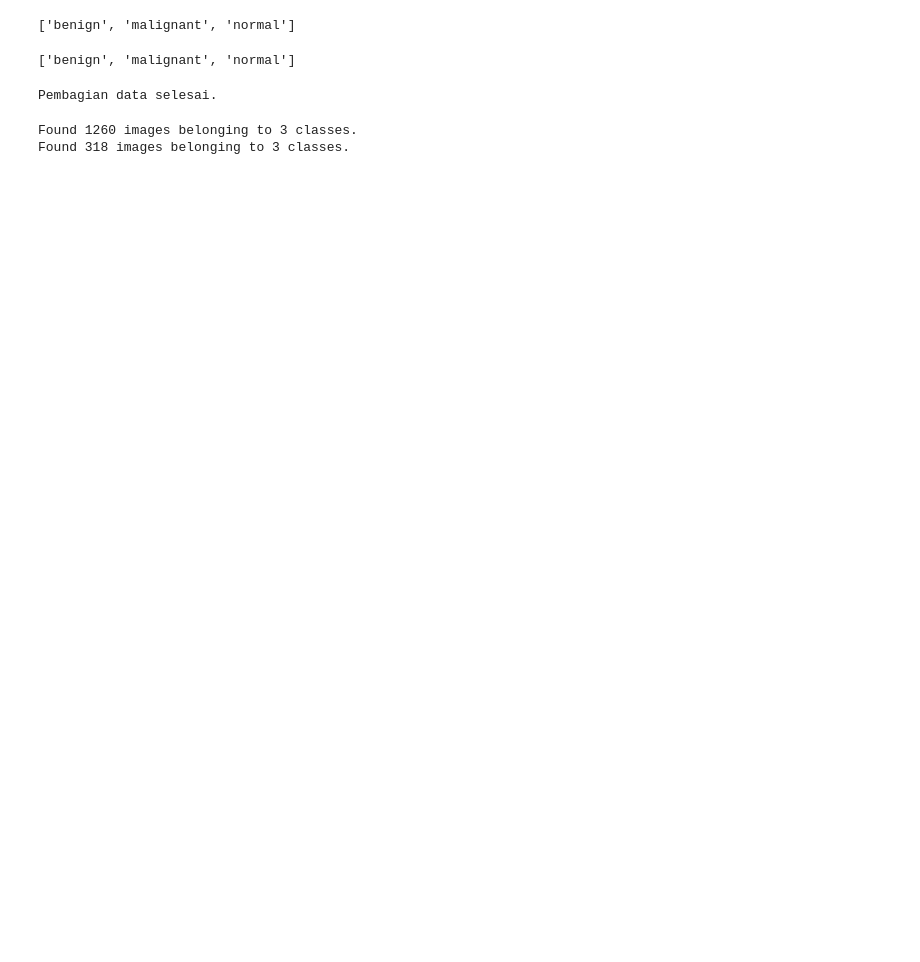
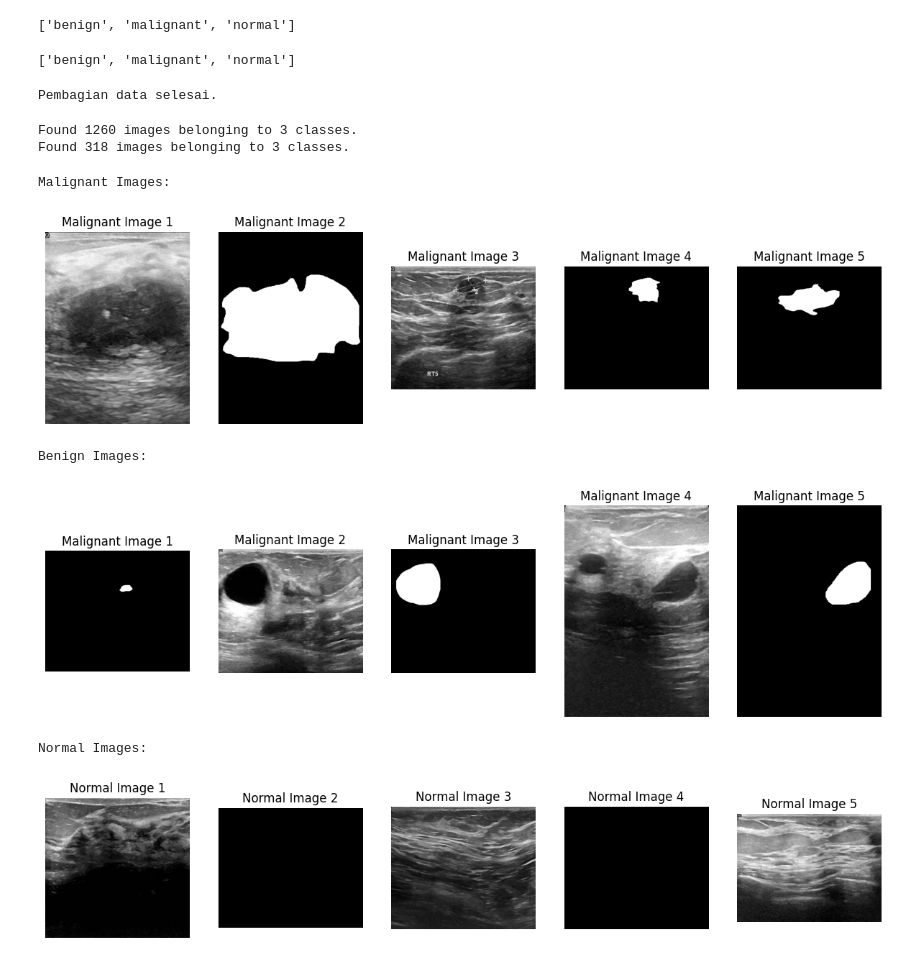
Before and after one commit to royhankamil/MammoMind, a Jupyter notebook: breast_cancer_by_image.ipynb, the cells around one changed output. Saved outputs shown, nothing was run; the diff lists cells and outputs as text; code cells hidden in the pictures; blank space fills up the shorter version.

Commit message:
first-model-result

```diff
--- a/breast_cancer_by_image.ipynb
+++ b/breast_cancer_by_image.ipynb
@@ -102,6 +102,38 @@ validation_generator = val_datagen.flow_from_directory(
 # %% [output]
 Found 1260 images belonging to 3 classes.
 Found 318 images belonging to 3 classes.
+# %%
+from PIL import Image
+
+def display_images_from_folder(folder_path, folder_name):
+    image_files = [f for f in os.listdir(folder_path) if f.endswith('.png')]
+
+    # Display the first 5 images
+    plt.figure(figsize=(15, 5))
+    for i, img_file in enumerate(image_files[:5]):
+        img_path = os.path.join(folder_path, img_file)
+        img = Image.open(img_path)
+        plt.subplot(1, 5, i+1)
+        plt.imshow(img, cmap='gray')
+        plt.title(f"{folder_name} Image {i+1}")
+        plt.axis('off')
+    plt.show()
+
+print("Malignant Images:")
+display_images_from_folder(os.path.join(train_dir, "malignant"), "Malignant")
+
+print("Benign Images:")
+display_images_from_folder(os.path.join(train_dir, "Benign"), "Malignant")
+
+print("Normal Images:")
+display_images_from_folder(os.path.join(train_dir, "normal"), "Normal")
+# %% [output]
+Malignant Images:
+[figure, added]
+Benign Images:
+[figure, added]
+Normal Images:
+[figure, added]
 # %%
 model = tf.keras.models.Sequential([
     tf.keras.layers.Conv2D(64, (3, 3), activation='relu', input_shape=(150, 150, 3)),
```
Also changed, not shown: parts of 10 cells of this notebook, 1 other file.
